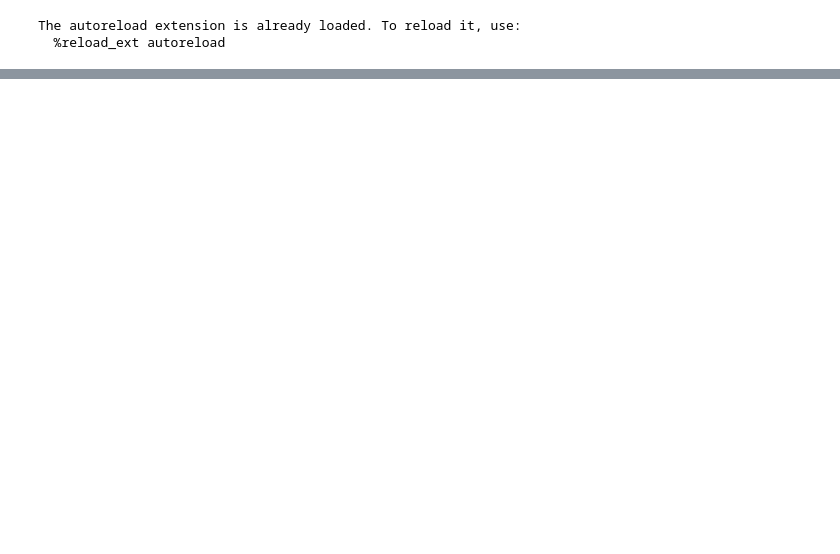
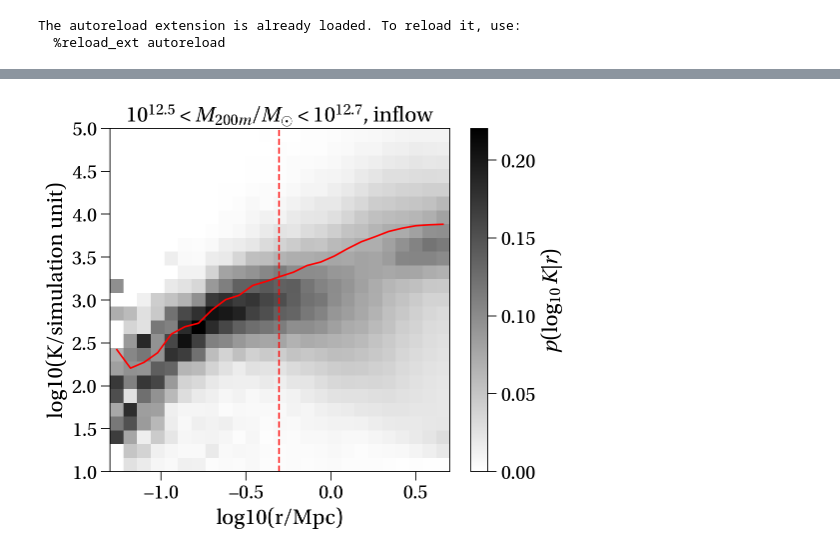
Before and after one commit to apontzen/flamingo_tangos_properties, a Jupyter notebook: entropy-spread-plots.ipynb, the cells around one changed output, grey strips where cells are left out. Drawn from its saved outputs; the diff is of its cells as text; code cells hidden in the pictures; blank space fills up the shorter version.

```diff
--- a/entropy-spread-plots.ipynb
+++ b/entropy-spread-plots.ipynb
@@ -40,0 +110,4 @@ crosscheck_all(42)
+# %%
+fa.make_entropy_radius_stack(normed=True, restriction='inflow', M_min=12.5, M_max=12.7)
+# %% [output]
+[figure, added]
```
Also changed, not shown: parts of 4 cells of this notebook, 2 other files.
